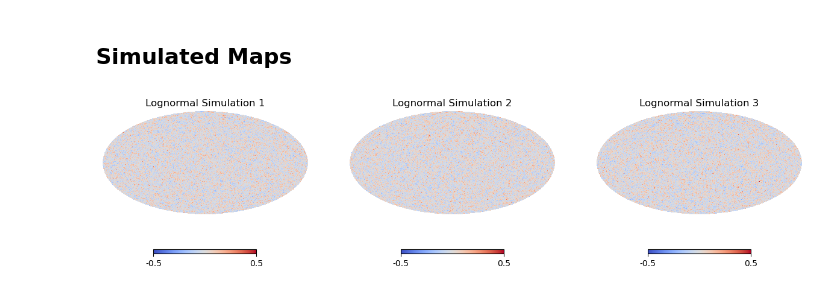
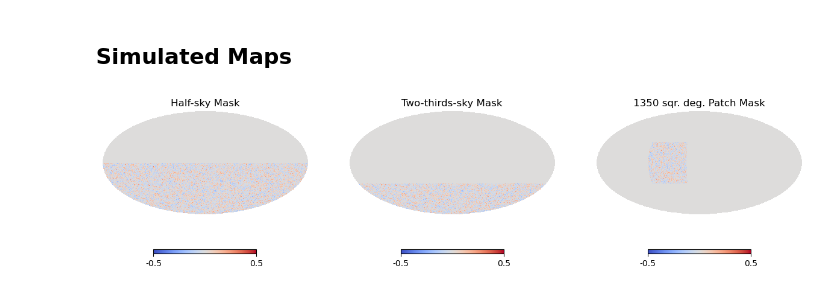
Before and after one commit to JaimeRZP/GLASS_cov_challenge, a Jupyter notebook: process_sims.ipynb, the cells around one changed output. Drawn from its saved outputs; the diff is of its cells as text; code cells hidden in the pictures.

```diff
--- a/process_sims.ipynb
+++ b/process_sims.ipynb
@@ -280,34 +282,52 @@ hp.graticule(5.0, 5.0, c="silver")
 [figure]
 # %% [markdown]
 ## Simulated Maps
+# %%
+m = hp.read_map("lognormal_sims/lognormal_sim_1/POS_1.fits")
+nside = hp.get_nside(m)
+m1 = np.ones_like(m)
+m2 = np.ones_like(m)
+m3 = np.ones_like(m)
+pixel_theta, pixel_phi = hp.pix2ang(nside, np.arange(hp.nside2npix(nside)))
+
+# Patch
+m2[np.pi/3 > pixel_theta] = 0.0
+m2[pixel_theta > 2*np.pi/3] = 0.0
+m2[pixel_phi > np.pi/2] = 0.0
+m2[np.pi/8> pixel_phi] = 0.0
+
+# 1/3 cover
+m1[np.pi/2 > pixel_theta] = 0.0
+
+# 2/3 cover
+m3[2*np.pi/3 > pixel_theta] = 0.0
 # %%
 fig, (ax1, ax2, ax3) = plt.subplots(ncols=3, figsize=(15, 15))
 
 plt.axes(ax1)
 m = hp.read_map("lognormal_sims/lognormal_sim_1/POS_1.fits")
-hp.mollview(m,
-    title="Lognormal Simulation 1",
+hp.mollview(m*m1,
+    title="Half-sky Mask",
     hold=True,
     cmap="coolwarm",
     min=-0.5,
     max=0.5)
 
 plt.axes(ax2)
-m = hp.read_map("lognormal_sims/lognormal_sim_2/POS_1.fits")
-hp.mollview(m,
-    title="Lognormal Simulation 2",
+hp.mollview(m*m3,
+    title="Two-thirds-sky Mask",
     hold=True,
     cmap="coolwarm",
     min=-0.5,
     max=0.5)
 
 plt.axes(ax3)
-m = hp.read_map("lognormal_sims/lognormal_sim_3/POS_1.fits")
-hp.mollview(m,
-    title="Lognormal Simulation 3",
+hp.mollview(m*m2,
+    title="1350 sqr. deg. Patch Mask",
     hold=True,
     cmap="coolwarm",
     min=-0.5,
     max=0.5)
+plt.savefig("/home/jaimerzp/Desktop/mixing_mat_plots/masks.pdf", bbox_inches="tight",)
 # %% [output]
-[figure, old version]
+[figure, new version]
```
Also changed, not shown: parts of 4 cells of this notebook, 7 other files.
